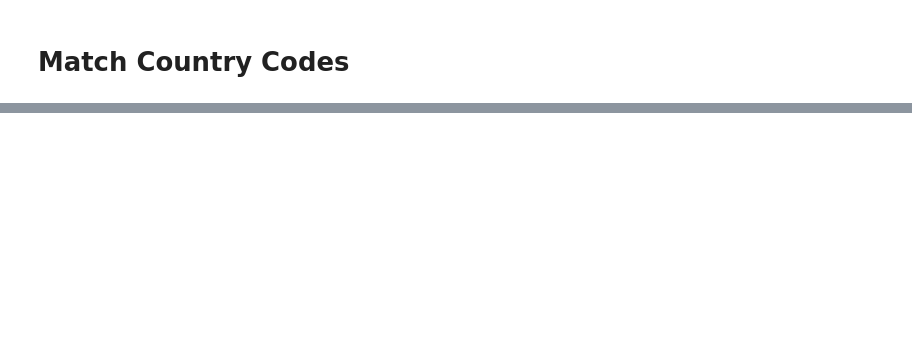
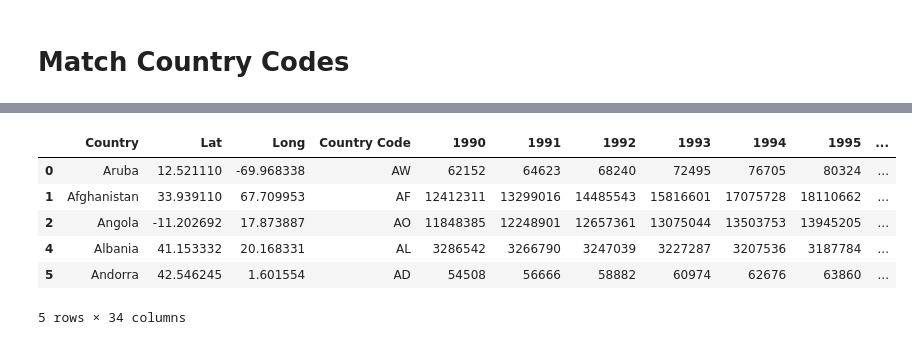
Before and after one commit to nuvvalaps/Carbon-Emission-Growth, a Jupyter notebook: Code/Population.ipynb, the cells around one changed output, grey strips where cells are left out. Saved outputs shown, nothing was run; the diff lists cells and outputs as text; code cells hidden in the pictures; blank space fills up the shorter version.

```diff
--- a/Code/Population.ipynb
+++ b/Code/Population.ipynb
@@ -267,3 +120,4 @@ joined
+# %%
+joined = joined.replace('..','0')
 # %%
-joined['Series Name'] = 'Population'
-joined
+# joined['Series Name'] = 'Population'
@@ -289,2 +124,15 @@ joined
+# %%
+joined = joined.drop(['Country Code'],axis=1)
+# %%
+joined = joined.rename(columns={'ISO3166-1-Alpha-2':'Country Code'})
+joined.head()
+# %% [output]
+|  | Country | Lat | Long | Country Code | 1990 | 1991 | 1992 | 1993 | 1994 | 1995 | ... |
+| 0 | Aruba | 12.521110 | -69.968338 | AW | 62152 | 64623 | 68240 | 72495 | 76705 | 80324 | ... |
+| 1 | Afghanistan | 33.939110 | 67.709953 | AF | 12412311 | 13299016 | 14485543 | 15816601 | 17075728 | 18110662 | ... |
+| 2 | Angola | -11.202692 | 17.873887 | AO | 11848385 | 12248901 | 12657361 | 13075044 | 13503753 | 13945205 | ... |
+| 4 | Albania | 41.153332 | 20.168331 | AL | 3286542 | 3266790 | 3247039 | 3227287 | 3207536 | 3187784 | ... |
+| 5 | Andorra | 42.546245 | 1.601554 | AD | 54508 | 56666 | 58882 | 60974 | 62676 | 63860 | ... |
+5 rows × 34 columns
 # %%
 joined.to_csv("../Resources/Cleaned_CSV/Population_Data.csv", index=False)
```
Also changed, not shown: parts of 11 cells of this notebook, 14 other files.
